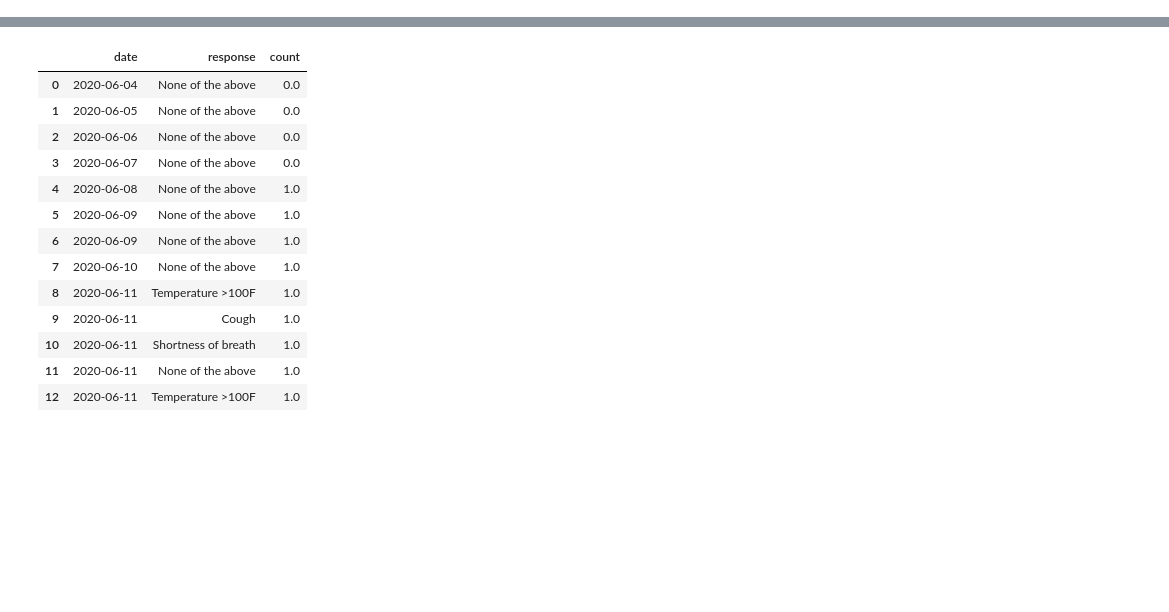
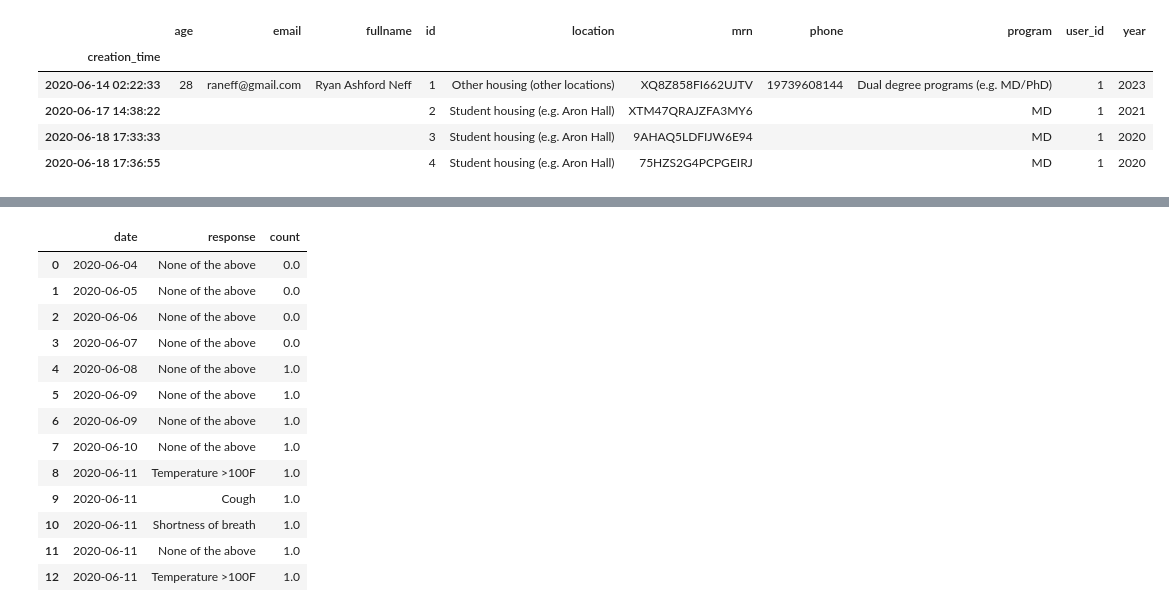
Before and after one commit to ryananeff/medtracker, a Jupyter notebook: Dashboard.ipynb, the cells around one changed output, grey strips where cells are left out. Saved outputs shown, nothing was run; the diff lists cells and outputs as text; code cells hidden in the pictures; blank space fills up the shorter version.

```diff
--- a/Dashboard.ipynb
+++ b/Dashboard.ipynb
@@ -198,0 +214,9 @@ qres
+# %%
+pts.set_index("creation_time")
+# %% [output]
+|  | age | email | fullname | id | location | mrn | phone | program | user_id | year |
+| creation_time |  |  |  |  |  |  |  |  |  |  |
+| 2020-06-14 02:22:33 | 28 | raneff@gmail.com | Ryan Ashford Neff | 1 | Other housing (other locations) | XQ8Z858FI662UJTV | 19739608144 | Dual degree programs (e.g. MD/PhD) | 1 | 2023 |
+| 2020-06-17 14:38:22 |  |  |  | 2 | Student housing (e.g. Aron Hall) | XTM47QRAJZFA3MY6 |  | MD | 1 | 2021 |
+| 2020-06-18 17:33:33 |  |  |  | 3 | Student housing (e.g. Aron Hall) | 9AHAQ5LDFIJW6E94 |  | MD | 1 | 2020 |
+| 2020-06-18 17:36:55 |  |  |  | 4 | Student housing (e.g. Aron Hall) | 75HZS2G4PCPGEIRJ |  | MD | 1 | 2020 |
```
Also changed, not shown: parts of 23 cells of this notebook, 13 other files.
